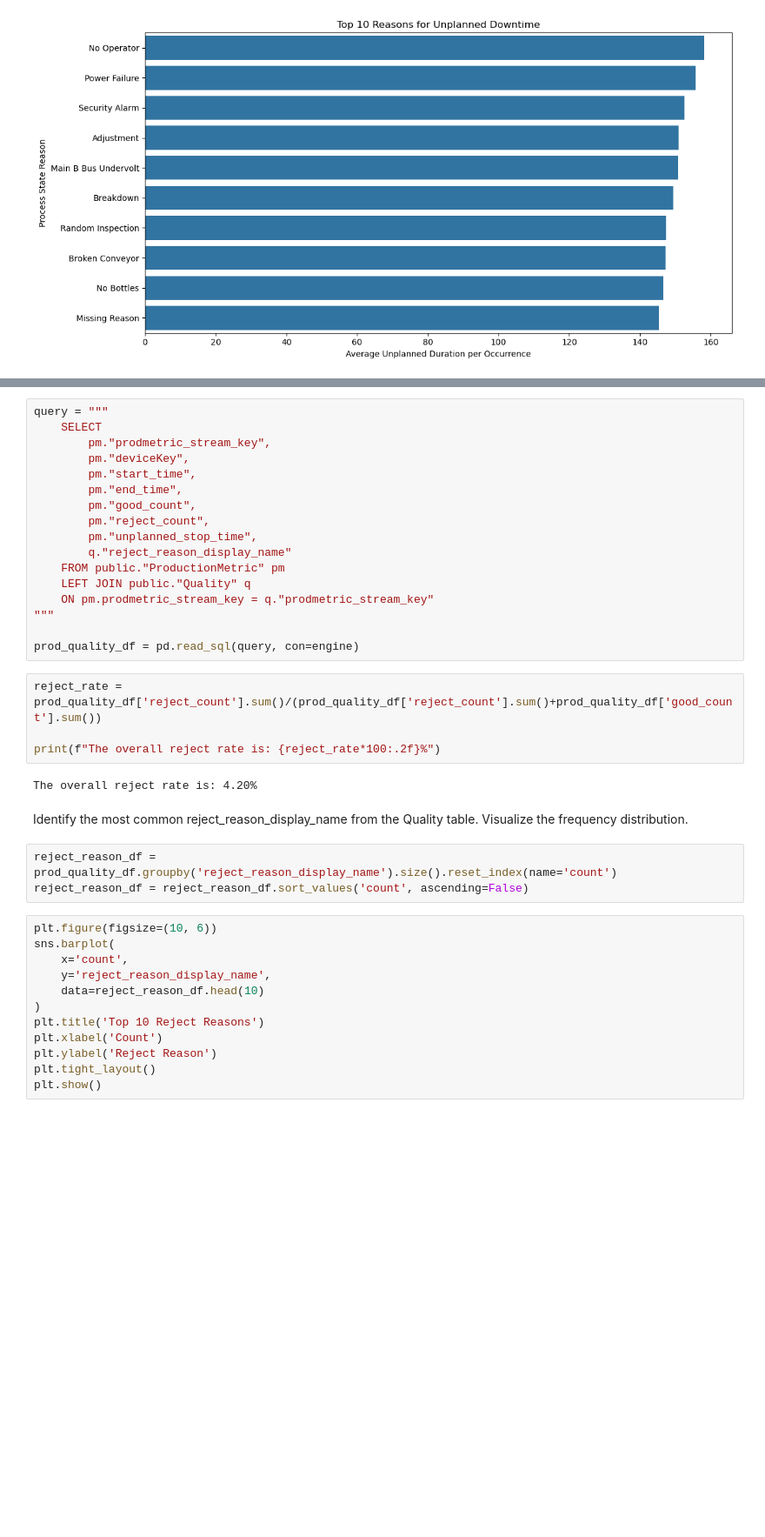
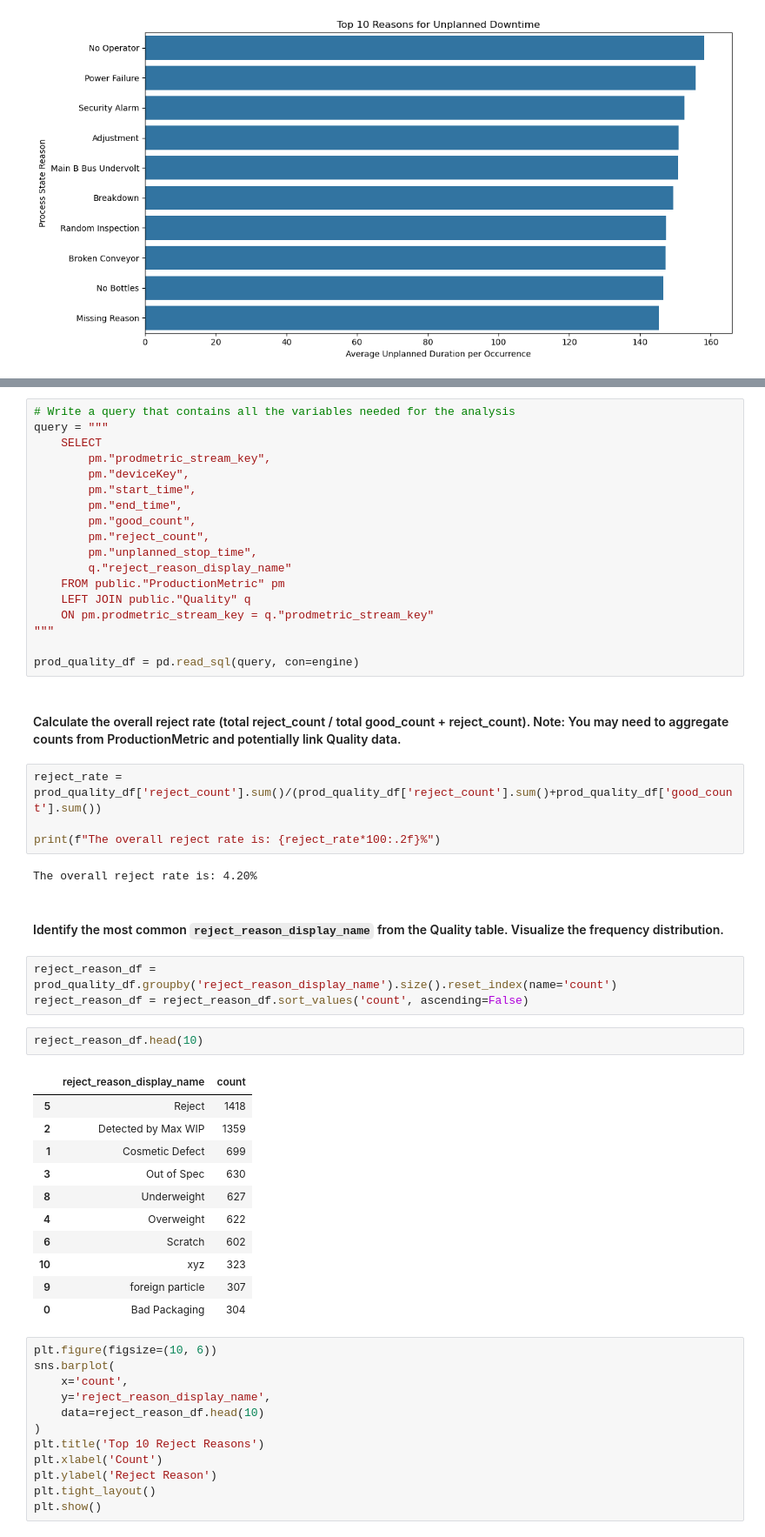
Before and after one commit to carrieyxia/BeerBo_Printing, a Jupyter notebook: manufacturing_analytics.ipynb, the cells around one changed output, grey strips where cells are left out. Shown: that part at 87% size. Cells and saved outputs as stored; diff of their text form; blank space fills up the shorter version.

```diff
--- a/manufacturing_analytics.ipynb
+++ b/manufacturing_analytics.ipynb
@@ -495,4 +495,5 @@ Calculate the overall reject rate (total reject_count / total good_count + rejec
 # %%
+# Write a query that contains all the variables needed for the analysis
 query = """
     SELECT
         pm."prodmetric_stream_key",
@@ -509,6 +510,8 @@ query = """
 """
 
 prod_quality_df = pd.read_sql(query, con=engine)
+# %% [markdown]
+#### Calculate the overall reject rate (total reject_count / total good_count + reject_count). Note: You may need to aggregate counts from ProductionMetric and potentially link Quality data.
 # %%
 reject_rate = prod_quality_df['reject_count'].sum()/(prod_quality_df['reject_count'].sum()+prod_quality_df['good_count'].sum())
 
@@ -516,10 +519,24 @@ print(f"The overall reject rate is: {reject_rate*100:.2f}%")
 # %% [output]
 The overall reject rate is: 4.20%
 # %% [markdown]
-Identify the most common reject_reason_display_name from the Quality table. Visualize the frequency distribution.
+#### Identify the most common `reject_reason_display_name` from the Quality table. Visualize the frequency distribution.
 # %%
 reject_reason_df = prod_quality_df.groupby('reject_reason_display_name').size().reset_index(name='count')
 reject_reason_df = reject_reason_df.sort_values('count', ascending=False)
+# %%
+reject_reason_df.head(10)
+# %% [output]
+|  | reject_reason_display_name | count |
+| 5 | Reject | 1418 |
+| 2 | Detected by Max WIP | 1359 |
+| 1 | Cosmetic Defect | 699 |
+| 3 | Out of Spec | 630 |
+| 8 | Underweight | 627 |
+| 4 | Overweight | 622 |
+| 6 | Scratch | 602 |
+| 10 | xyz | 323 |
+| 9 | foreign particle | 307 |
+| 0 | Bad Packaging | 304 |
 # %%
 plt.figure(figsize=(10, 6))
 sns.barplot(
```
Also changed, not shown: parts of 21 cells of this notebook.
